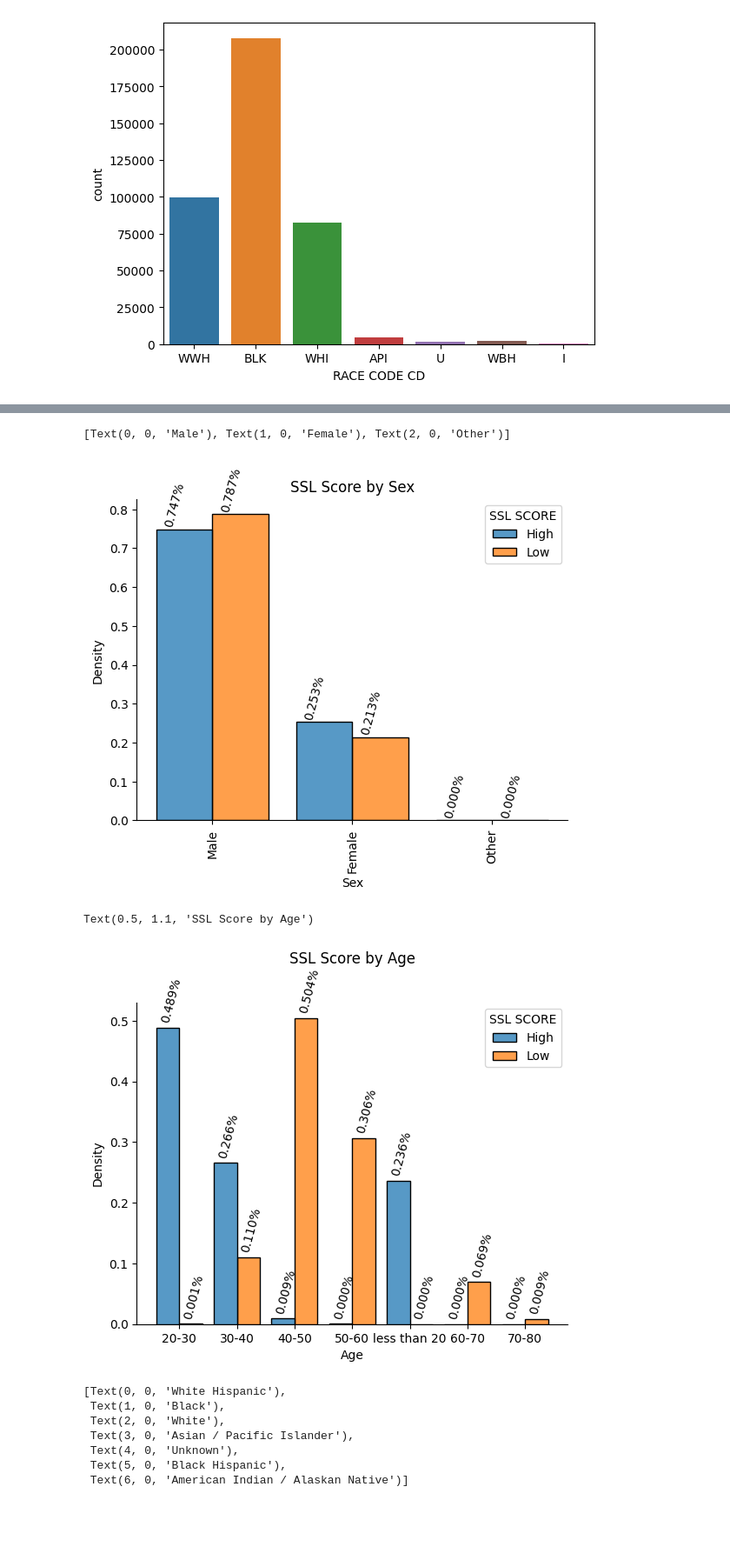
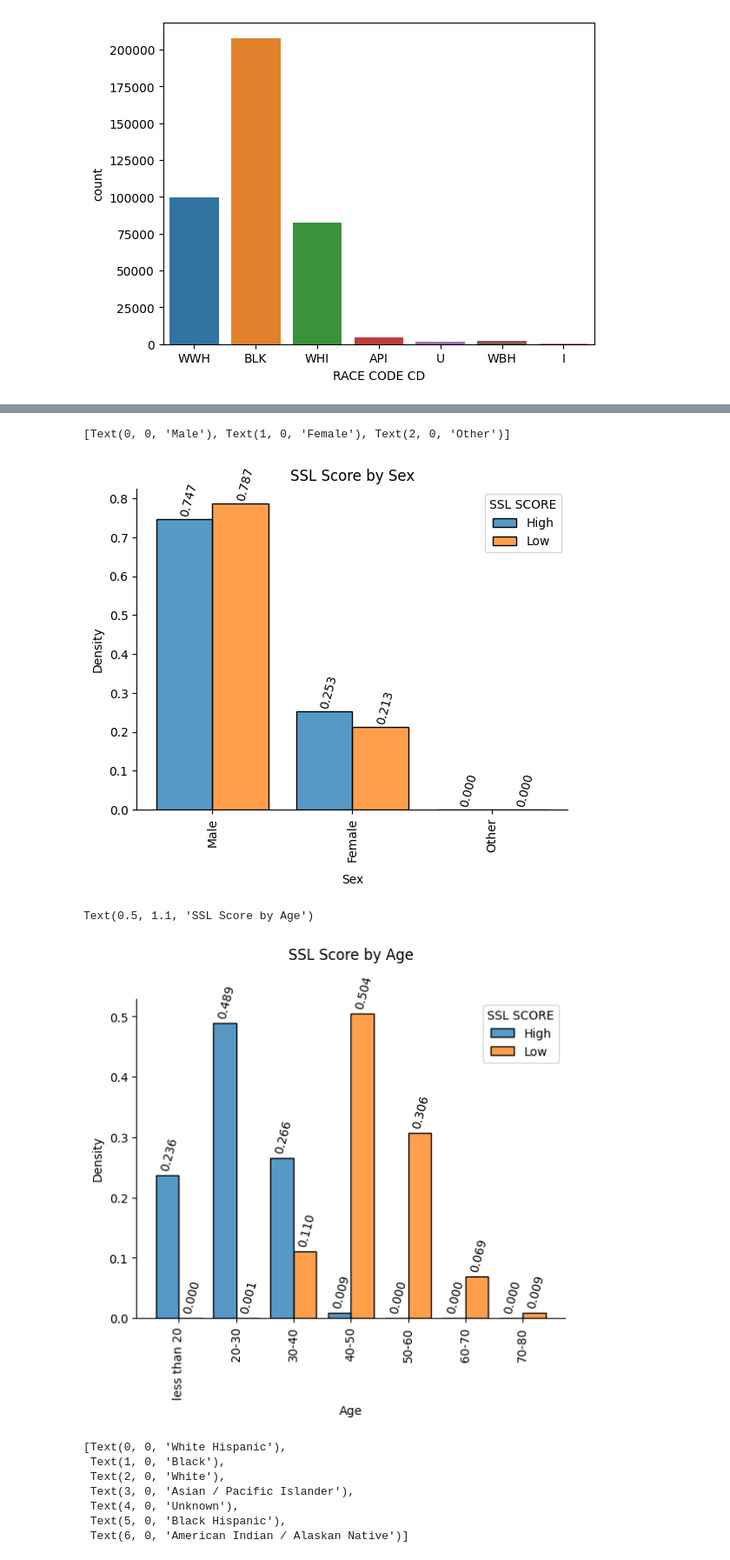
Before and after one commit to avasdowney/predictive_policing_thesis, a Jupyter notebook: exploratory/exploratory.ipynb, the cells around one changed output, grey strips where cells are left out. Shown: that part at 87% size. Drawn from its saved outputs; the diff is of its cells as text; code cells hidden in the pictures; blank space fills up the shorter version.

```diff
--- a/exploratory/exploratory.ipynb
+++ b/exploratory/exploratory.ipynb
@@ -8,7 +8,7 @@ import matplotlib.pyplot as plt
 np.random.seed(1)
 # %%
 # read data
-df = pd.read_csv('data/Strategic_Subject_List_-_Historical.csv')
+df = pd.read_csv('../data/Strategic_Subject_List_-_Historical.csv')
 df.head()
 # %% [output]
 |  | SSL SCORE | PREDICTOR RAT AGE AT LATEST ARREST | PREDICTOR RAT VICTIM SHOOTING INC... | PREDICTOR RAT VICTIM BATTERY OR A... | PREDICTOR RAT ARRESTS VIOLENT OFF... | ... |
@@ -78,7 +78,7 @@ plt.show()
 ax = sns.histplot(x = df['RACE CODE CD'], hue=df['SSL SCORE'], multiple="dodge", stat='density', shrink=0.8, common_norm=False)
 ax.spines["top"].set_visible(False), ax.spines["right"].set_visible(False)
 for p in ax.patches:
-    ax.annotate('{:.3f}%'.format(p.get_height()), (p.get_x()+.05, p.get_height()+0.01), rotation = 75)
+    ax.annotate('{:.3f}'.format(p.get_height()), (p.get_x()+.05, p.get_height()+0.01), rotation = 75)
 ax.set_xlabel('Race')
 ax.set_title('Density of SSL Score by Race', y=1.10)
 ax.set_xticklabels(['White Hispanic', 'Black', 'White', 'Asian / Pacific Islander', 'Unknown', 'Black Hispanic', 'American Indian / Alaskan Native'], rotation = 90)
@@ -95,23 +95,29 @@ ax.set_xticklabels(['White Hispanic', 'Black', 'White', 'Asian / Pacific Islande
 ax = sns.histplot(x = df['SEX CODE CD'], hue=df['SSL SCORE'], multiple="dodge", stat='density', shrink=0.8, common_norm=False)
 ax.spines["top"].set_visible(False), ax.spines["right"].set_visible(False)
 for p in ax.patches:
-    ax.annotate('{:.3f}%'.format(p.get_height()), (p.get_x()+.05, p.get_height()+0.01), rotation = 75)
-ax.set_xlabel('Sex')
+    ax.annotate('{:.3f}'.format(p.get_height()), (p.get_x()+.16, p.get_height()+0.01), rotation = 75)
+ax.set_xlabel('Sex', labelpad=10)
 ax.set_title('SSL Score by Sex')
 ax.set_xticklabels(['Male', 'Female', 'Other'], rotation = 90)
 # %% [output]
 [Text(0, 0, 'Male'), Text(1, 0, 'Female'), Text(2, 0, 'Other')]
-[figure, old version]
+[figure, new version]
 # %%
+ages_categories = ["less than 20", "20-30", "30-40", "40-50", "50-60", "60-70", "70-80"]
+df["AGE GROUP"] = pd.Categorical(df["AGE GROUP"], categories = ages_categories)
+df.sort_values(by = "AGE GROUP")
+
 ax = sns.histplot(x = df['AGE GROUP'], hue=df['SSL SCORE'], multiple="dodge", stat='density', shrink=0.8, common_norm=False)
 ax.spines["top"].set_visible(False), ax.spines["right"].set_visible(False)
 for p in ax.patches:
-    ax.annotate('{:.3f}%'.format(p.get_height()), (p.get_x()+.05, p.get_height()+0.01), rotation = 75)
+    ax.annotate('{:.3f}'.format(p.get_height()), (p.get_x()+.05, p.get_height()+0.01), rotation = 75)
 ax.set_xlabel('Age')
+
+plt.xticks(rotation = 90)
 plt.title('SSL Score by Age', y=1.10)
 # %% [output]
 Text(0.5, 1.1, 'SSL Score by Age')
-[figure, old version]
+[figure, new version]
 # %%
 countplt, ax = plt.subplots()
 ax =sns.countplot(x = 'RACE CODE CD', data=df, hue='SSL SCORE')
```
Also changed, not shown: parts of 3 cells of this notebook, 13 other files.
